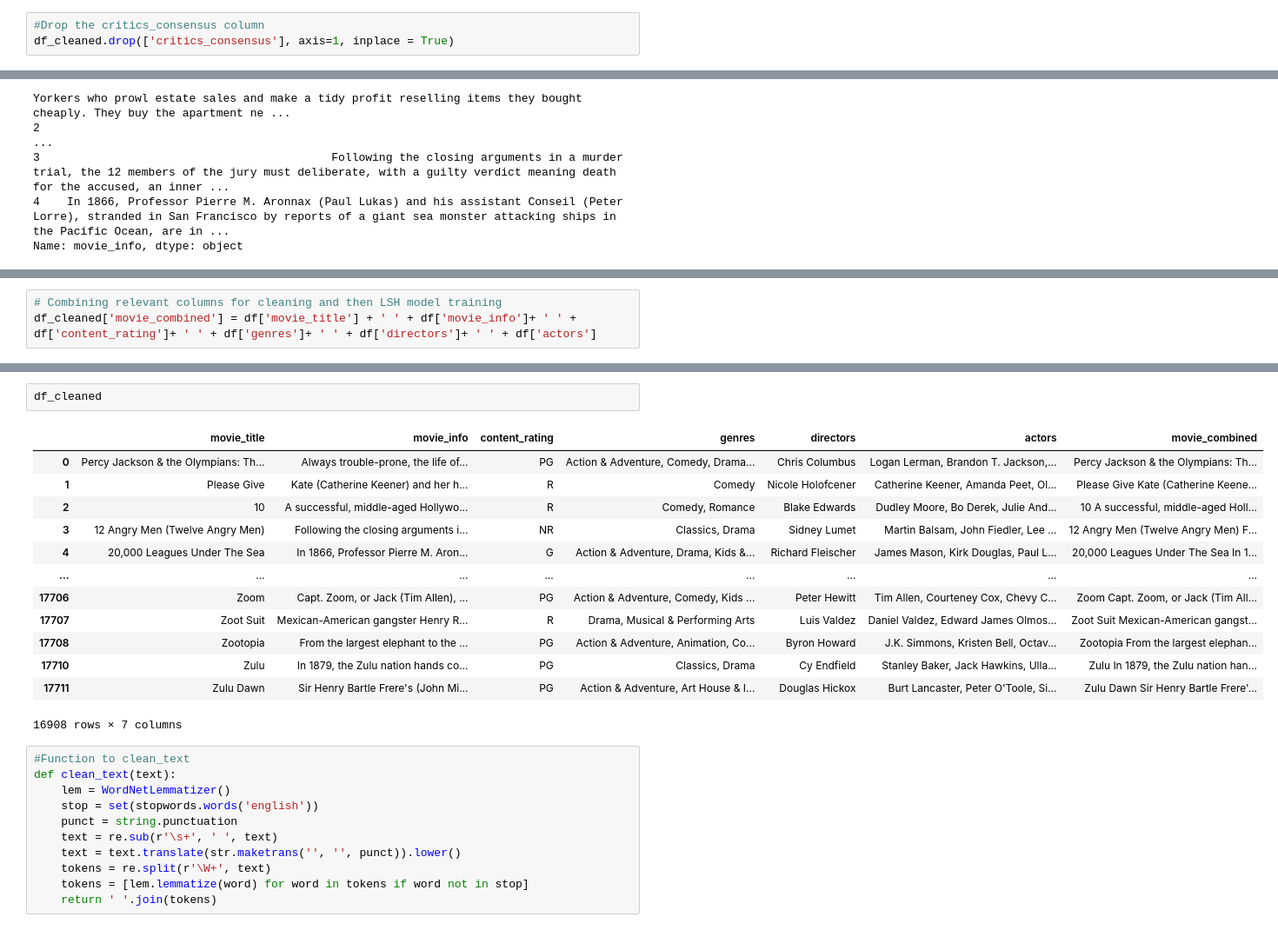
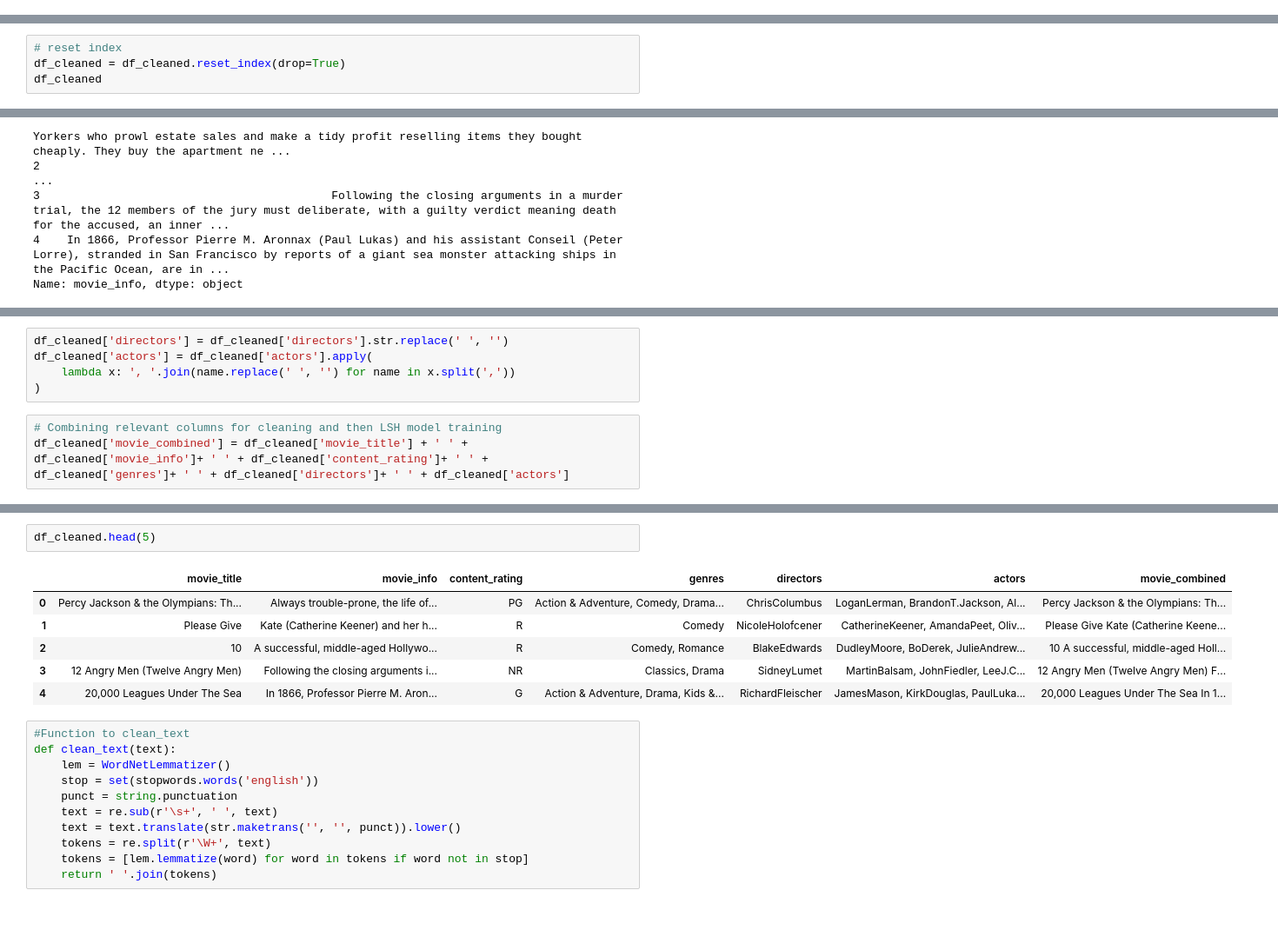
Before and after one commit to LaertXh/LLM-Project, a Jupyter notebook: CIS9665_FinalProject-V0.2.ipynb, the cells around one changed output, grey strips where cells are left out. Shown: that part at 87% size. Drawn from its saved outputs; the diff is of its cells as text.

Commit message:
reworked the following sections, concatinated the director names and actors, dropped the test and train sets and used only a train set, reset-index after dropping nulls, improved testing scripts.

```diff
--- a/CIS9665_FinalProject-V0.1.ipynb
+++ b/CIS9665_FinalProject-V0.2.ipynb
@@ -126,6 +126,3 @@ dtype: int64
 # %%
 #Drop rows with null values
 df_cleaned = df.dropna(subset=['movie_info', 'genres', 'directors', 'actors'])
-# %%
-#Drop the critics_consensus column
-df_cleaned.drop(['critics_consensus'], axis=1, inplace = True)
@@ -161,0 +150,4 @@ pd.set_option('display.max_colwidth', None)
+# %%
+# reset index
+df_cleaned = df_cleaned.reset_index(drop=True)
+df_cleaned
@@ -195,3 +198,8 @@ Name: movie_info, dtype: object
+# %%
+df_cleaned['directors'] = df_cleaned['directors'].str.replace(' ', '')
+df_cleaned['actors'] = df_cleaned['actors'].apply(
+    lambda x: ', '.join(name.replace(' ', '') for name in x.split(','))
+)
 # %%
 # Combining relevant columns for cleaning and then LSH model training
-df_cleaned['movie_combined'] = df['movie_title'] + ' ' + df['movie_info']+ ' ' + df['content_rating']+ ' ' + df['genres']+ ' ' + df['directors']+ ' ' + df['actors']
+df_cleaned['movie_combined'] = df_cleaned['movie_title'] + ' ' + df_cleaned['movie_info']+ ' ' + df_cleaned['content_rating']+ ' ' + df_cleaned['genres']+ ' ' + df_cleaned['directors']+ ' ' + df_cleaned['actors']
@@ -204,19 +206,12 @@ See the caveats in the documentation: https://pandas.pydata.org/pandas-docs/stab
 # %%
-df_cleaned
+df_cleaned.head(5)
 # %% [output]
 |  | movie_title | movie_info | content_rating | genres | directors | actors | movie_combined |
-| 0 | Percy Jackson & the Olympians: Th... | Always trouble-prone, the life of... | PG | Action & Adventure, Comedy, Drama... | Chris Columbus | Logan Lerman, Brandon T. Jackson,... | Percy Jackson & the Olympians: Th... |
-| 1 | Please Give | Kate (Catherine Keener) and her h... | R | Comedy | Nicole Holofcener | Catherine Keener, Amanda Peet, Ol... | Please Give Kate (Catherine Keene... |
-| 2 | 10 | A successful, middle-aged Hollywo... | R | Comedy, Romance | Blake Edwards | Dudley Moore, Bo Derek, Julie And... | 10 A successful, middle-aged Holl... |
-| 3 | 12 Angry Men (Twelve Angry Men) | Following the closing arguments i... | NR | Classics, Drama | Sidney Lumet | Martin Balsam, John Fiedler, Lee ... | 12 Angry Men (Twelve Angry Men) F... |
-| 4 | 20,000 Leagues Under The Sea | In 1866, Professor Pierre M. Aron... | G | Action & Adventure, Drama, Kids &... | Richard Fleischer | James Mason, Kirk Douglas, Paul L... | 20,000 Leagues Under The Sea In 1... |
-| ... | ... | ... | ... | ... | ... | ... | ... |
-| 17706 | Zoom | Capt. Zoom, or Jack (Tim Allen), ... | PG | Action & Adventure, Comedy, Kids ... | Peter Hewitt | Tim Allen, Courteney Cox, Chevy C... | Zoom Capt. Zoom, or Jack (Tim All... |
-| 17707 | Zoot Suit | Mexican-American gangster Henry R... | R | Drama, Musical & Performing Arts | Luis Valdez | Daniel Valdez, Edward James Olmos... | Zoot Suit Mexican-American gangst... |
-| 17708 | Zootopia | From the largest elephant to the ... | PG | Action & Adventure, Animation, Co... | Byron Howard | J.K. Simmons, Kristen Bell, Octav... | Zootopia From the largest elephan... |
-| 17710 | Zulu | In 1879, the Zulu nation hands co... | PG | Classics, Drama | Cy Endfield | Stanley Baker, Jack Hawkins, Ulla... | Zulu In 1879, the Zulu nation han... |
-| 17711 | Zulu Dawn | Sir Henry Bartle Frere's (John Mi... | PG | Action & Adventure, Art House & I... | Douglas Hickox | Burt Lancaster, Peter O'Toole, Si... | Zulu Dawn Sir Henry Bartle Frere'... |
+| 0 | Percy Jackson & the Olympians: Th... | Always trouble-prone, the life of... | PG | Action & Adventure, Comedy, Drama... | ChrisColumbus | LoganLerman, BrandonT.Jackson, Al... | Percy Jackson & the Olympians: Th... |
+| 1 | Please Give | Kate (Catherine Keener) and her h... | R | Comedy | NicoleHolofcener | CatherineKeener, AmandaPeet, Oliv... | Please Give Kate (Catherine Keene... |
+| 2 | 10 | A successful, middle-aged Hollywo... | R | Comedy, Romance | BlakeEdwards | DudleyMoore, BoDerek, JulieAndrew... | 10 A successful, middle-aged Holl... |
+| 3 | 12 Angry Men (Twelve Angry Men) | Following the closing arguments i... | NR | Classics, Drama | SidneyLumet | MartinBalsam, JohnFiedler, LeeJ.C... | 12 Angry Men (Twelve Angry Men) F... |
+| 4 | 20,000 Leagues Under The Sea | In 1866, Professor Pierre M. Aron... | G | Action & Adventure, Drama, Kids &... | RichardFleischer | JamesMason, KirkDouglas, PaulLuka... | 20,000 Leagues Under The Sea In 1... |
-16908 rows × 7 columns
 # %%
 #Function to clean_text
 def clean_text(text):
```
Also changed, not shown: parts of 27 cells of this notebook.
